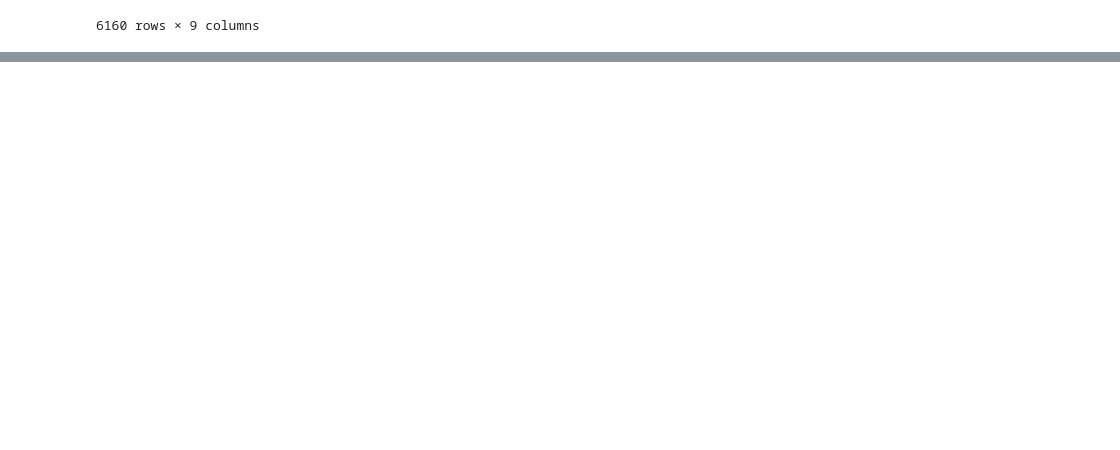
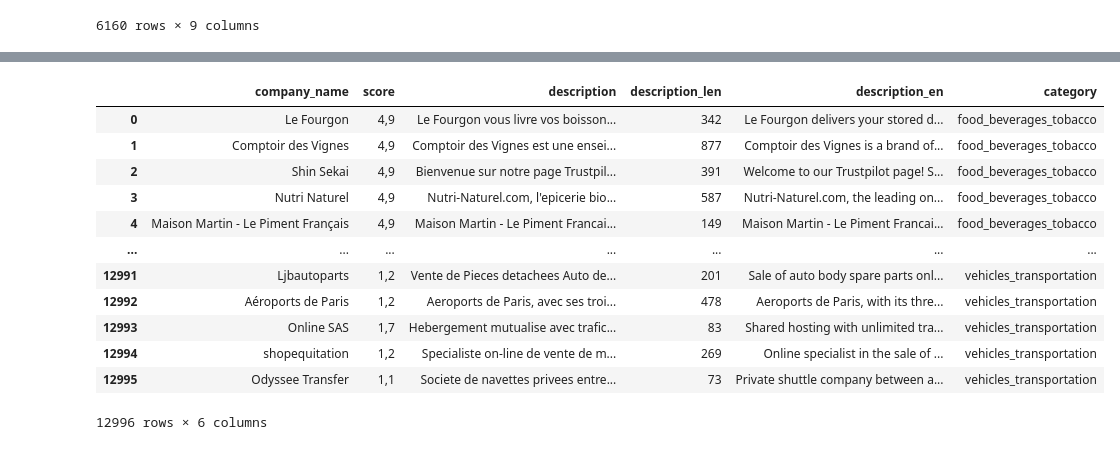
Before and after one commit to Maryam-Dollet/NLP_Project, a Jupyter notebook: data_cleaning.ipynb, the cells around one changed output, grey strips where cells are left out. Cells and saved outputs as stored; diff of their text form; code cells hidden in the pictures; blank space fills up the shorter version.

Commit message:
update dataframe add category column

```diff
--- a/data_cleaning.ipynb
+++ b/data_cleaning.ipynb
@@ -672,0 +677,2 @@ reviews_sample.to_csv("data/reviews_sample_translated.csv", sep=";", index=False
+# %%
+reviews_df = pd.read_csv("data/reviews_cleaned_1.csv", sep=";")
@@ -672,0 +695,2 @@ reviews_sample.to_csv("data/reviews_sample_translated.csv", sep=";", index=False
+# %%
+company_df = reviews_df[["company_name", "score", "description", "category"]].drop_duplicates(subset=["company_name"], ignore_index=True)
@@ -672,0 +713,2 @@ reviews_sample.to_csv("data/reviews_sample_translated.csv", sep=";", index=False
+# %%
+company_desc_df = pd.read_csv("data/company_desc_translated.csv", sep=";")
@@ -672,0 +731,18 @@ reviews_sample.to_csv("data/reviews_sample_translated.csv", sep=";", index=False
+# %%
+merged_df = company_desc_df.merge(company_df[["company_name", "category"]], how="left", on="company_name")
+# %%
+merged_df
+# %% [output]
+|  | company_name | score | description | description_len | description_en | category |
+| 0 | Le Fourgon | 4,9 | Le Fourgon vous livre vos boisson... | 342 | Le Fourgon delivers your stored d... | food_beverages_tobacco |
+| 1 | Comptoir des Vignes | 4,9 | Comptoir des Vignes est une ensei... | 877 | Comptoir des Vignes is a brand of... | food_beverages_tobacco |
+| 2 | Shin Sekai | 4,9 | Bienvenue sur notre page Trustpil... | 391 | Welcome to our Trustpilot page! S... | food_beverages_tobacco |
+| 3 | Nutri Naturel | 4,9 | Nutri-Naturel.com, l'epicerie bio... | 587 | Nutri-Naturel.com, the leading on... | food_beverages_tobacco |
+| 4 | Maison Martin - Le Piment Français | 4,9 | Maison Martin - Le Piment Francai... | 149 | Maison Martin - Le Piment Francai... | food_beverages_tobacco |
+| ... | ... | ... | ... | ... | ... | ... |
+| 12991 | Ljbautoparts | 1,2 | Vente de Pieces detachees Auto de... | 201 | Sale of auto body spare parts onl... | vehicles_transportation |
+| 12992 | Aéroports de Paris | 1,2 | Aeroports de Paris, avec ses troi... | 478 | Aeroports de Paris, with its thre... | vehicles_transportation |
+| 12993 | Online SAS | 1,7 | Hebergement mutualise avec trafic... | 83 | Shared hosting with unlimited tra... | vehicles_transportation |
+| 12994 | shopequitation | 1,2 | Specialiste on-line de vente de m... | 269 | Online specialist in the sale of ... | vehicles_transportation |
+| 12995 | Odyssee Transfer | 1,1 | Societe de navettes privees entre... | 73 | Private shuttle company between a... | vehicles_transportation |
+12996 rows × 6 columns
```
Also changed, not shown: parts of 6 cells of this notebook, 2 other files.
